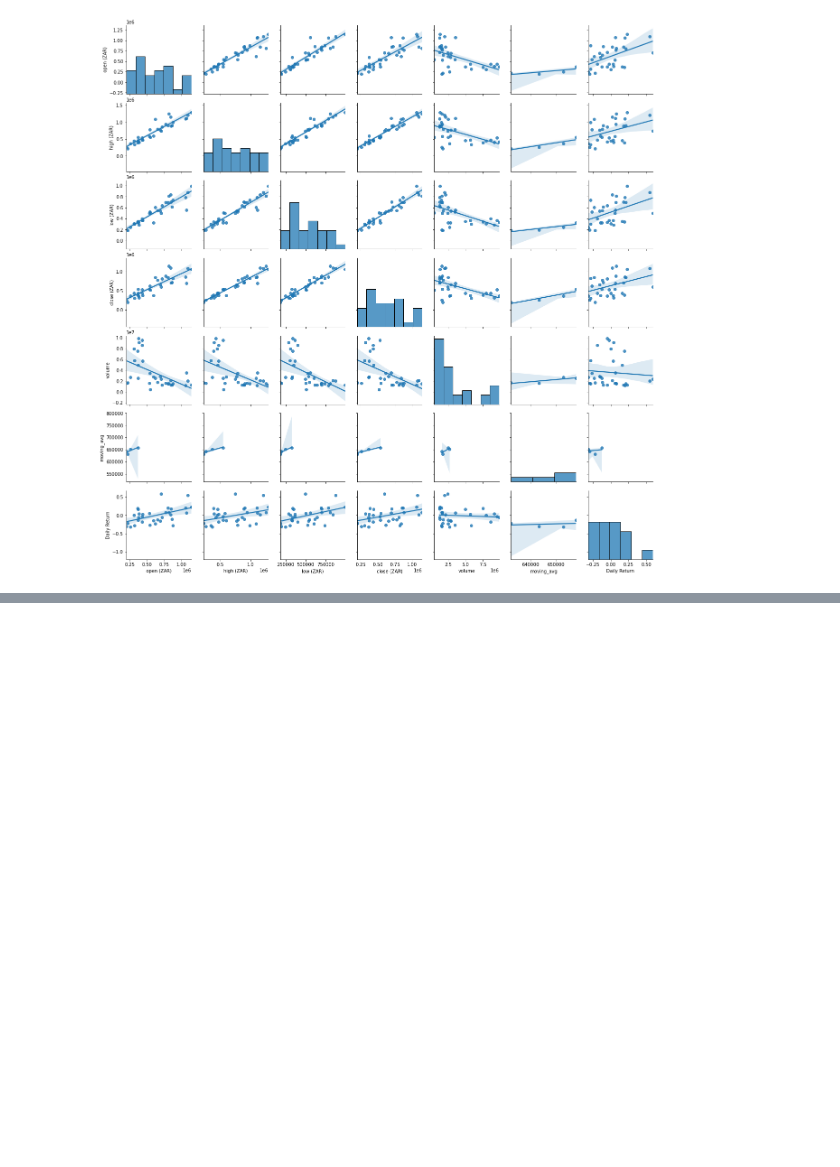
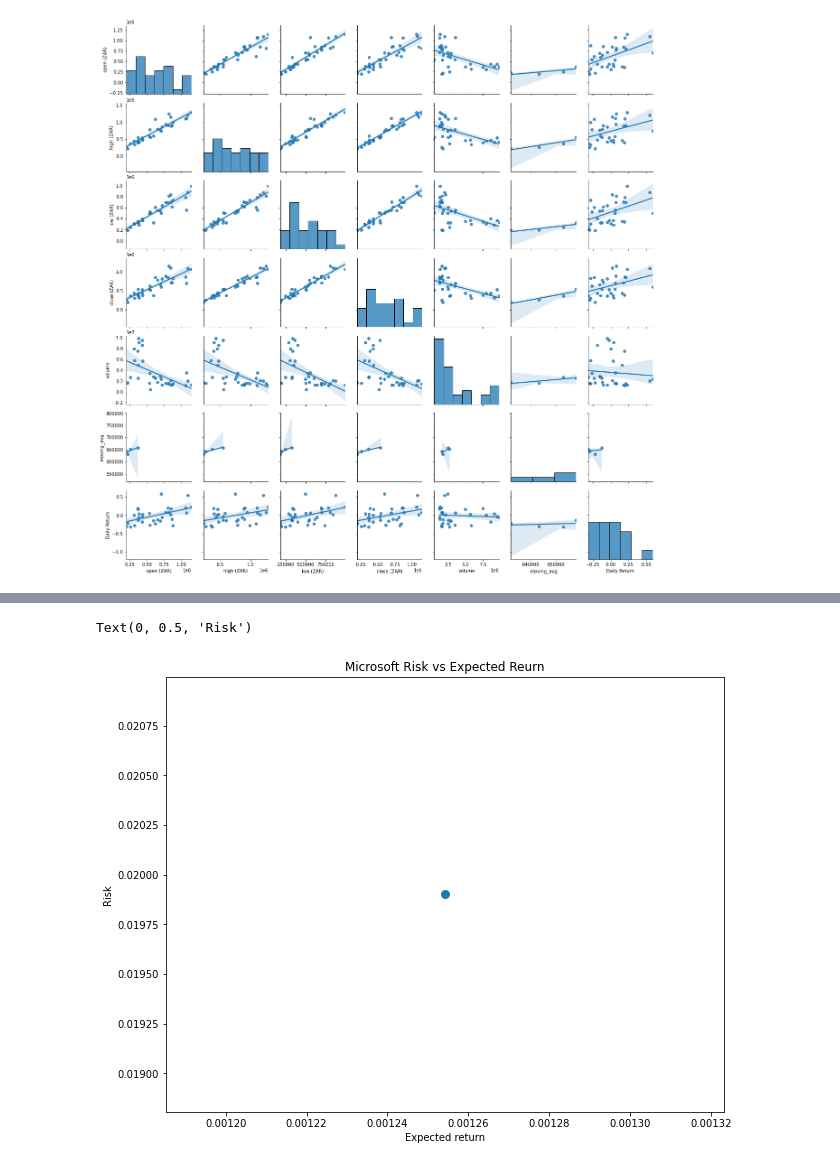
Before and after one commit to kwanda2426/kwanda_mlondi, a Jupyter notebook: mlondi_notebook.ipynb, the cells around one changed output, grey strips where cells are left out. Saved outputs shown, nothing was run; the diff lists cells and outputs as text; code cells hidden in the pictures; blank space fills up the shorter version.

```diff
--- a/mlondi_notebook.ipynb
+++ b/mlondi_notebook.ipynb
@@ -447,0 +465,15 @@ sns.pairplot(bitcoin_df, kind='reg')
+# %%
+# Amazon
+
+rets = msft_df['Adj Close'].pct_change()
+
+area = np.pi * 20
+
+plt.figure(figsize=(10, 8))
+plt.scatter(rets.mean(), rets.std(), s=area)
+plt.title('Microsoft Risk vs Expected Reurn')
+plt.xlabel('Expected return')
+plt.ylabel('Risk')
+# %% [output]
+Text(0, 0.5, 'Risk')
+[figure, added]
```
Also changed, not shown: parts of 6 cells of this notebook.
